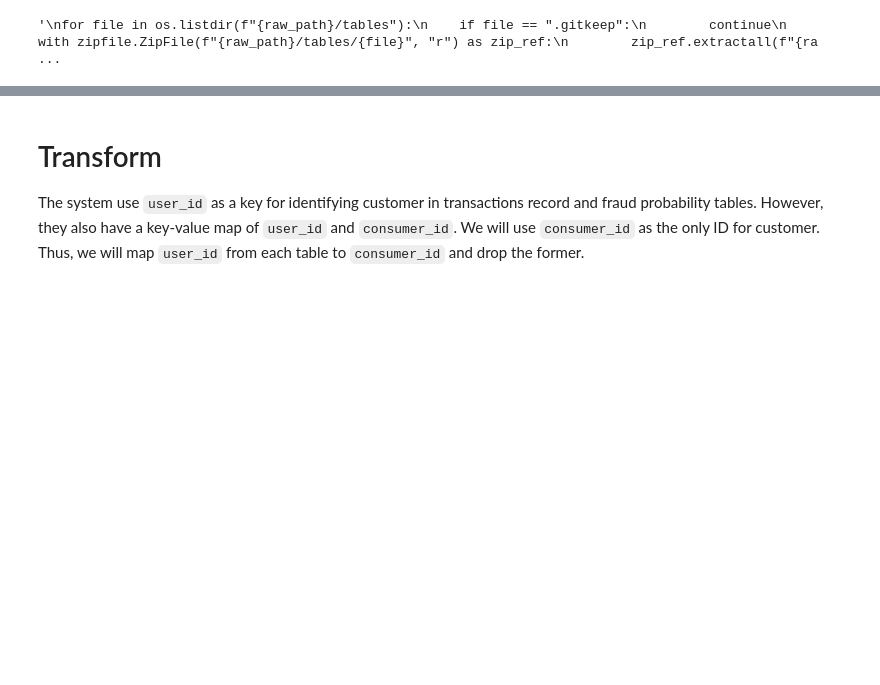
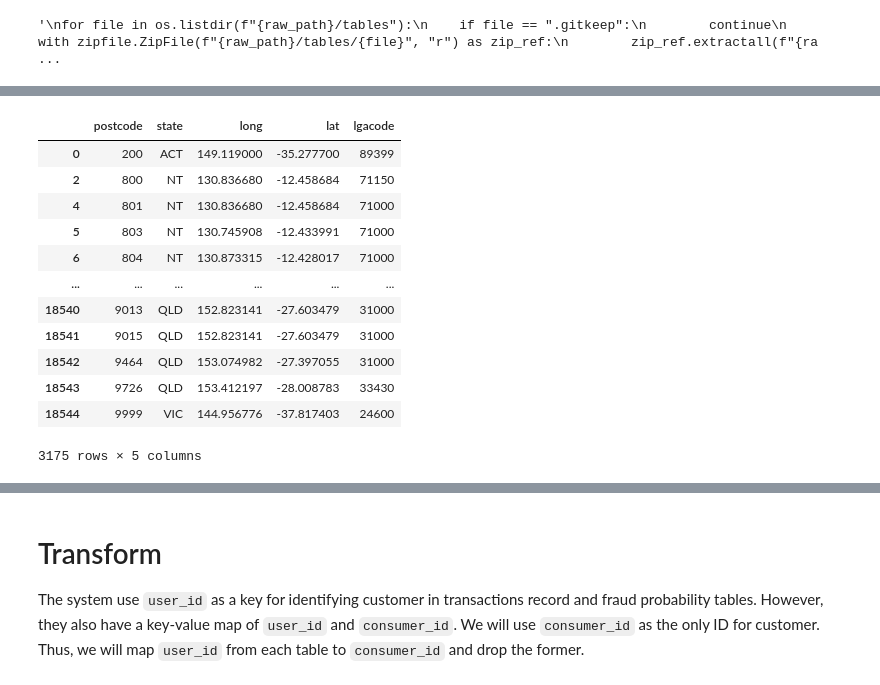
Before and after one commit to MAST30034-AppliedDataScience/project-2-group-buy-now-pay-later-industry-project-9, a Jupyter notebook: notebooks/ETL_pipeline.ipynb, the cells around one changed output, grey strips where cells are left out. Saved outputs shown, nothing was run; the diff lists cells and outputs as text; code cells hidden in the pictures; blank space fills up the shorter version.

```diff
--- a/notebooks/ETL_pipeline.ipynb
+++ b/notebooks/ETL_pipeline.ipynb
@@ -35,0 +50,22 @@ for file in os.listdir(f"{raw_path}/tables"):
+# %%
+postcode_lga_map = pd.read_csv("../data/raw/australian_postcodes.csv")
+
+# Clean the data
+postcode_lga_map = clean_postcode_lga_mapping(postcode_lga_map)
+
+# Display the data
+postcode_lga_map
+# %% [output]
+|  | postcode | state | long | lat | lgacode |
+| 0 | 200 | ACT | 149.119000 | -35.277700 | 89399 |
+| 2 | 800 | NT | 130.836680 | -12.458684 | 71150 |
+| 4 | 801 | NT | 130.836680 | -12.458684 | 71000 |
+| 5 | 803 | NT | 130.745908 | -12.433991 | 71000 |
+| 6 | 804 | NT | 130.873315 | -12.428017 | 71000 |
+| ... | ... | ... | ... | ... | ... |
+| 18540 | 9013 | QLD | 152.823141 | -27.603479 | 31000 |
+| 18541 | 9015 | QLD | 152.823141 | -27.603479 | 31000 |
+| 18542 | 9464 | QLD | 153.074982 | -27.397055 | 31000 |
+| 18543 | 9726 | QLD | 153.412197 | -28.008783 | 33430 |
+| 18544 | 9999 | VIC | 144.956776 | -37.817403 | 24600 |
+3175 rows × 5 columns
```
Also changed, not shown: parts of 16 cells of this notebook, 4 other files.
